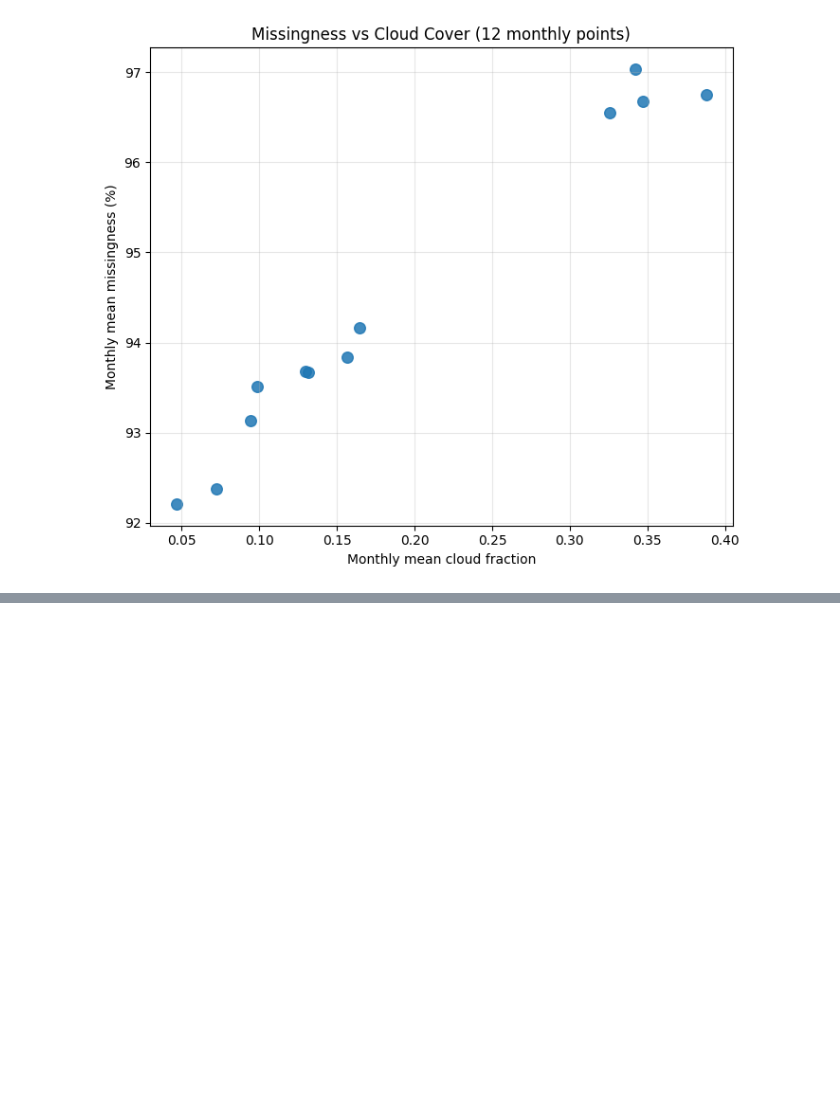
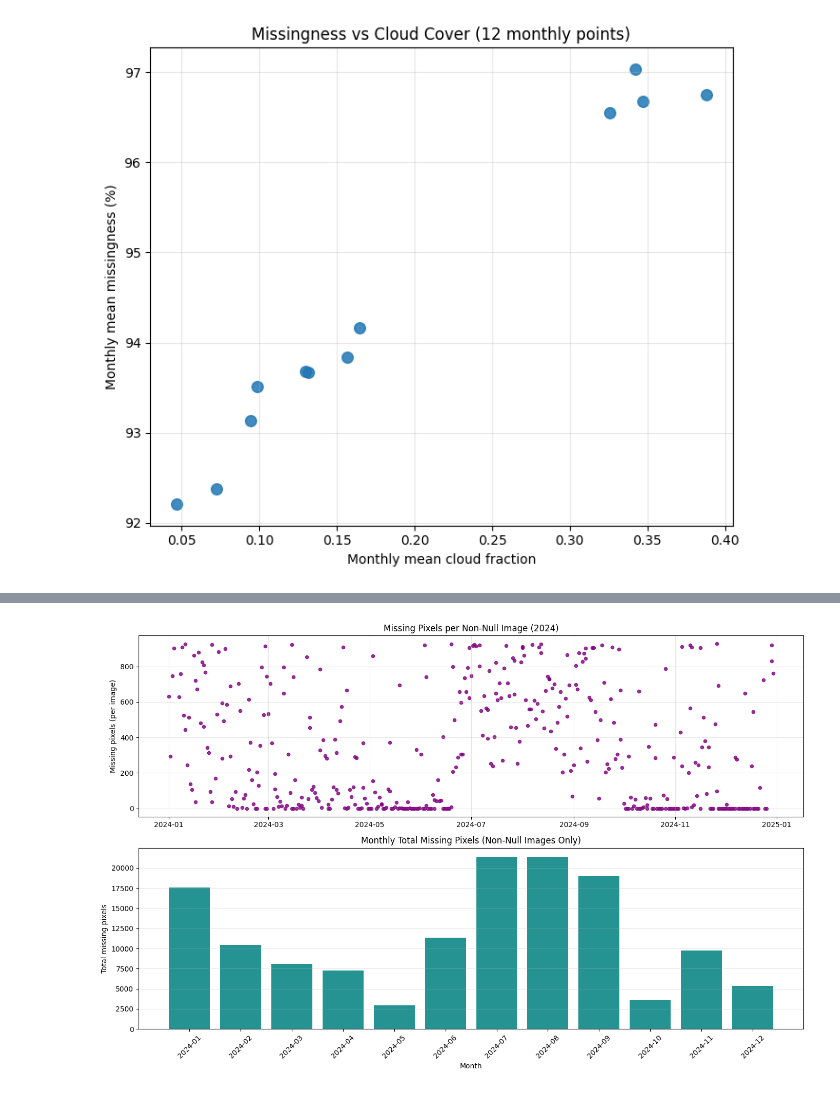
Before and after one commit to ArjSheth/ClimateConsciousImli, a Jupyter notebook: missingdata_analysis.ipynb, the cells around one changed output, grey strips where cells are left out. Saved outputs shown, nothing was run; the diff lists cells and outputs as text; code cells hidden in the pictures; blank space fills up the shorter version.

```diff
--- a/missingdata_analysis.ipynb
+++ b/missingdata_analysis.ipynb
@@ -236,0 +420,55 @@ plt.show()
+# %%
+# Missing pixel counts per non-null image, and yearly variation
+
+dates_nonnull = pd.to_datetime(non_full.aggregate_array("date").getInfo())
+missing_pct_nonnull = np.array(non_full.aggregate_array("missing_pct_img").getInfo(), dtype=float)
+
+if missing_pct_nonnull.size == 0:
+    print("No non-null images found for the selected period/region.")
+else:
+    nonnull_df = pd.DataFrame({
+        "date": dates_nonnull,
+        "missing_pct": np.clip(missing_pct_nonnull, 0, 100)  # guard against tiny negative numeric noise
+    }).sort_values("date")
+
+    # Convert missing % to missing pixel count per image
+    nonnull_df["missing_pixels"] = (nonnull_df["missing_pct"] / 100.0) * pixel_count
+    nonnull_df["month"] = nonnull_df["date"].dt.to_period("M").astype(str)
+
+    # Monthly totals across non-null images
+    monthly_missing_pixels_nonnull = (
+        nonnull_df.groupby("month", as_index=False)
+        .agg(
+            total_missing_pixels=("missing_pixels", "sum"),
+            image_count=("missing_pixels", "size")
+        )
+    )
+
+    # Plot
+    fig, axes = plt.subplots(2, 1, figsize=(14, 9), sharex=False)
+
+    # (1) Per-image missing pixels across the year
+    axes[0].scatter(nonnull_df["date"], nonnull_df["missing_pixels"], s=20, alpha=0.8, color="purple")
+    axes[0].set_title("Missing Pixels per Non-Null Image (2024)")
+    axes[0].set_ylabel("Missing pixels (per image)")
+    axes[0].grid(alpha=0.3)
+
+    # (2) Monthly total missing pixels (non-null images only)
+    axes[1].bar(
+        monthly_missing_pixels_nonnull["month"],
+        monthly_missing_pixels_nonnull["total_missing_pixels"],
+        color="teal",
+        alpha=0.85
+    )
+    axes[1].set_title("Monthly Total Missing Pixels (Non-Null Images Only)")
+    axes[1].set_ylabel("Total missing pixels")
+    axes[1].set_xlabel("Month")
+    axes[1].grid(axis="y", alpha=0.3)
+    axes[1].tick_params(axis="x", rotation=45)
+
+    plt.tight_layout()
+    plt.show()
+
+    monthly_missing_pixels_nonnull
+# %% [output]
+[figure, added]
```
Also changed, not shown: parts of 4 cells of this notebook.
